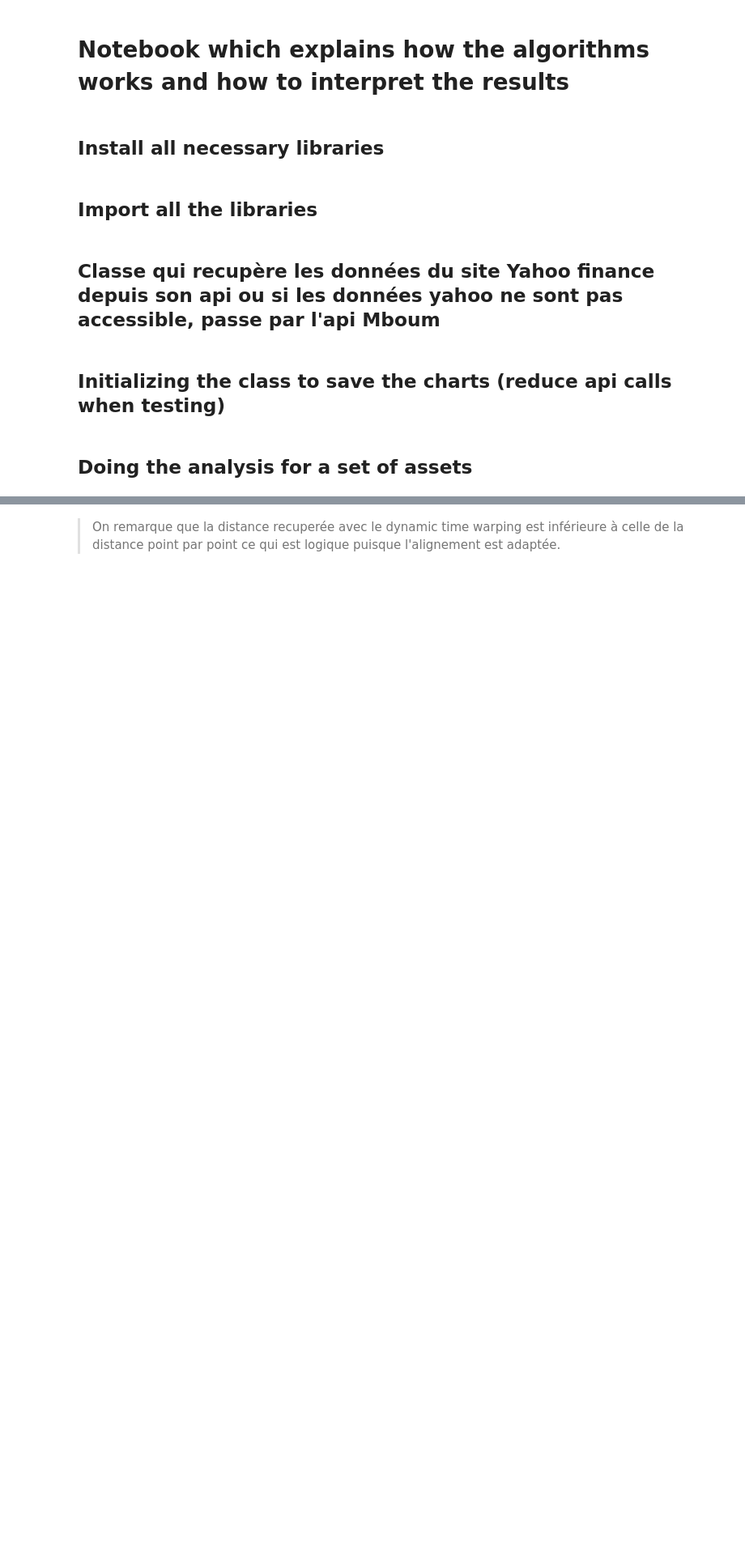
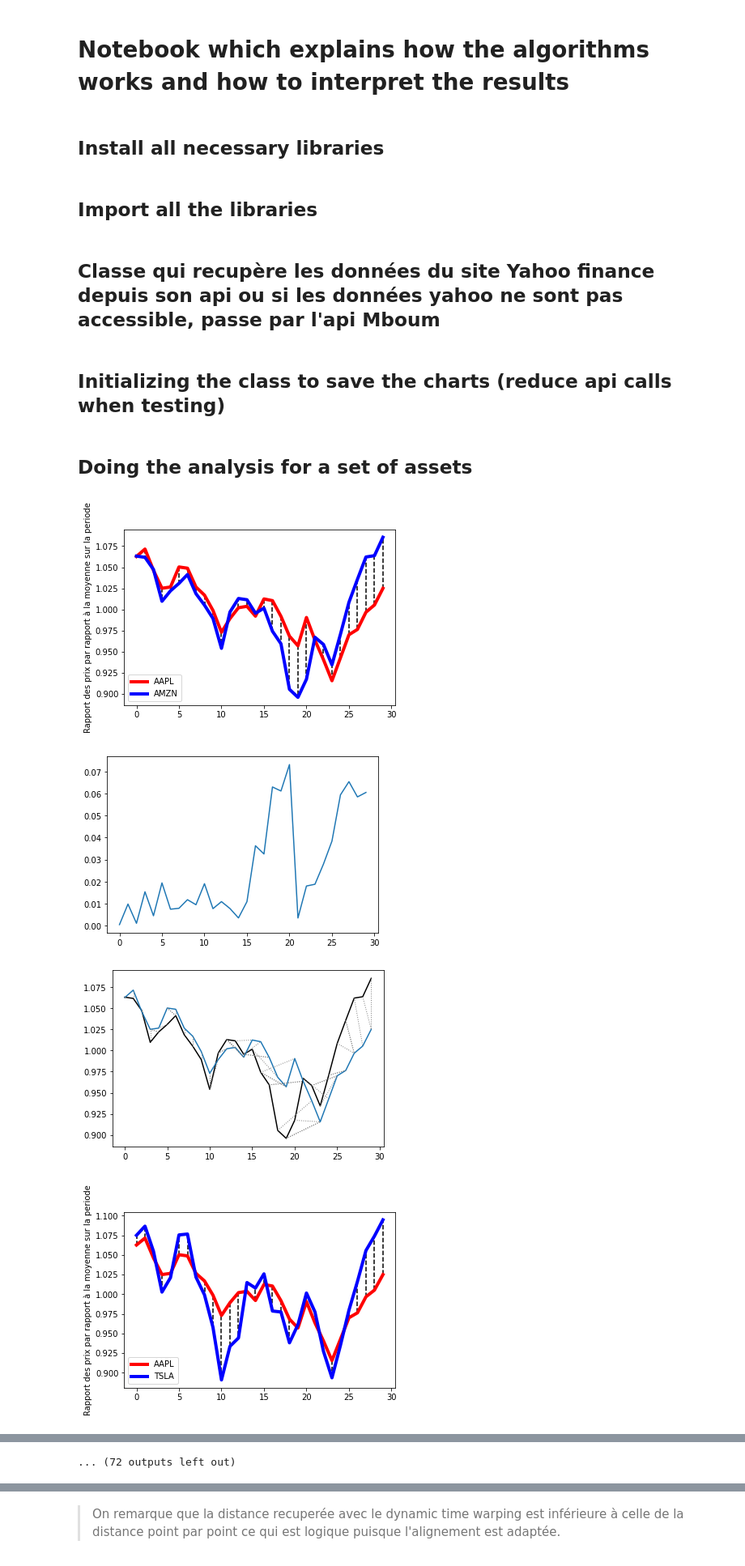
Before and after one commit to FinancialForecastingProject/BacktestingStrategies, a Jupyter notebook: notebook.ipynb, the cells around one changed output, grey strips where cells are left out. Shown at 81% size. Drawn from its saved outputs; the diff is of its cells as text; code cells hidden in the pictures; blank space fills up the shorter version.

Commit message:
results

```diff
--- a/notebook.ipynb
+++ b/notebook.ipynb
@@ -169,4 +169,9 @@ chartAnalysis.loading(assets)
 # %% [markdown]
 ## Doing the analysis for a set of assets
 # %%
-pprint(chartAnalysis.resultats_rapports(assets))
+results = chartAnalysis.resultats_rapports(assets)
+# %% [output]
+[figure, added]
+[figure, added]
+[figure, added]
+[figure, added]
@@ -172,0 +186 @@ pprint(chartAnalysis.resultats_rapports(assets))
+... (72 outputs left out)
```
Also changed, not shown: parts of 2 cells of this notebook.
